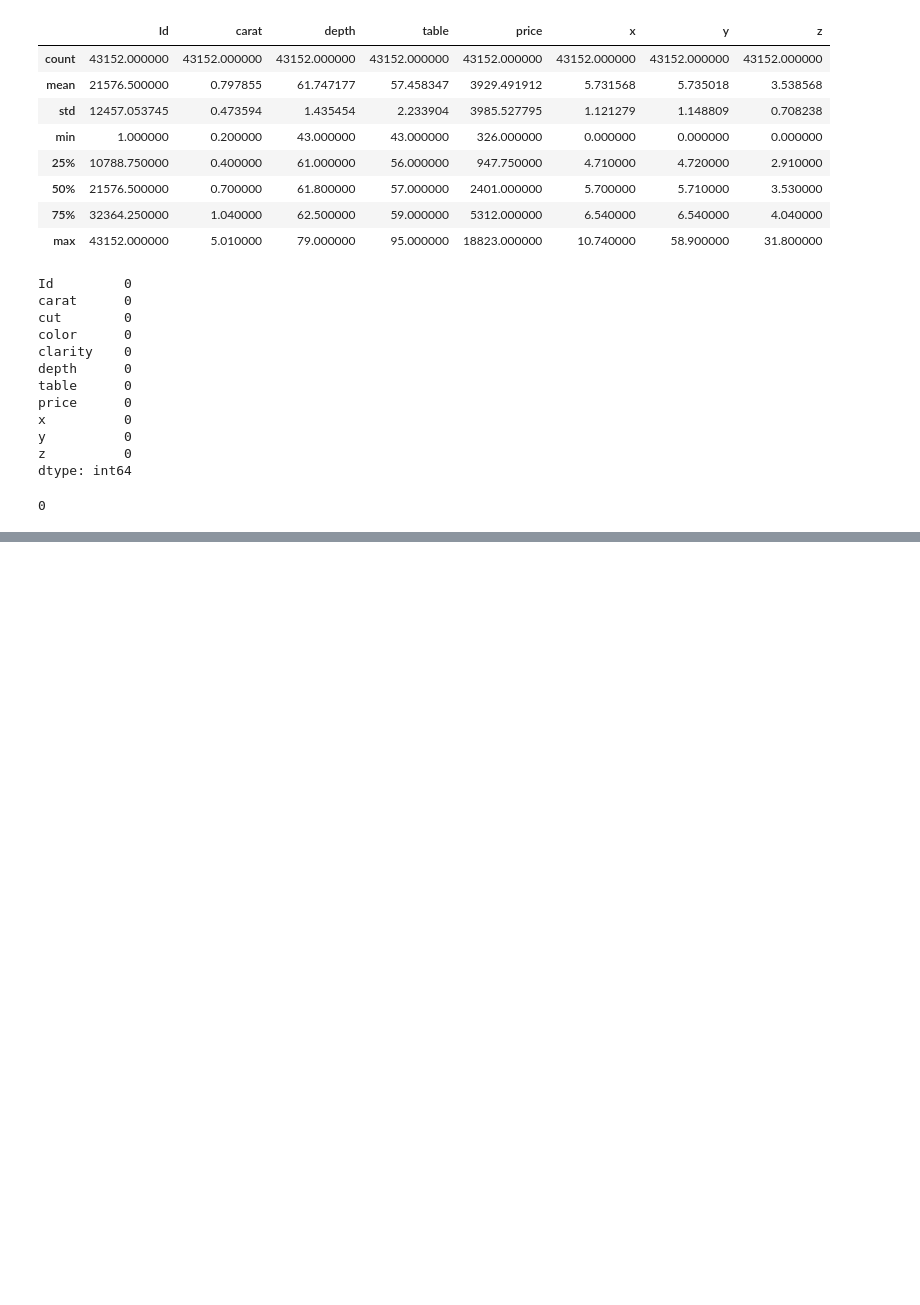
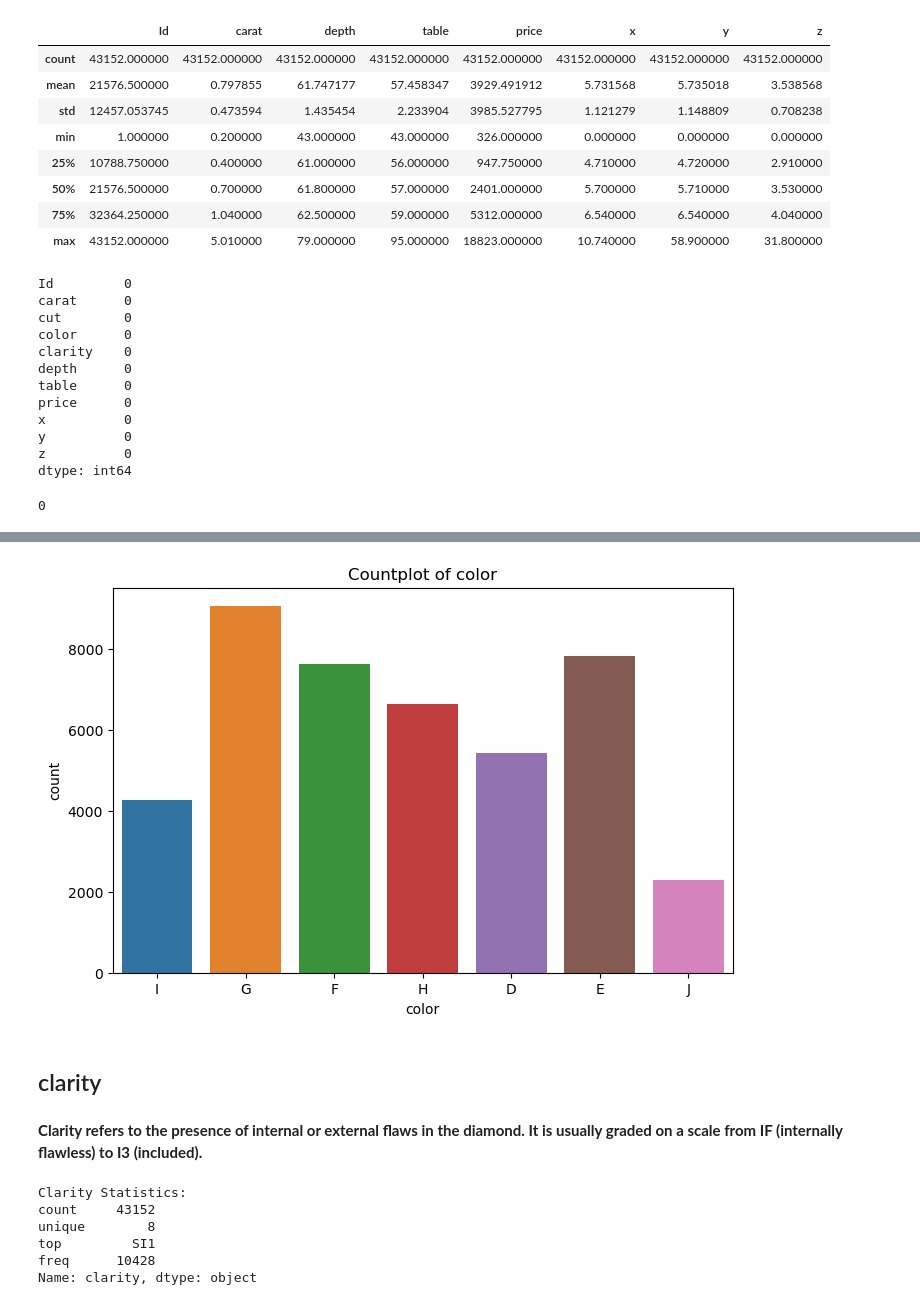
Before and after one commit to hibahdesu/Kaggle-Competitions, a Jupyter notebook: Diamond price prediciton 2024/Diamond price prediciton 2024.ipynb, the cells around one changed output, grey strips where cells are left out. Saved outputs shown, nothing was run; the diff lists cells and outputs as text; code cells hidden in the pictures; blank space fills up the shorter version.

```diff
--- a/Diamond price prediciton 2024/Diamond price prediciton 2024.ipynb
+++ b/Diamond price prediciton 2024/Diamond price prediciton 2024.ipynb
@@ -95,0 +226,24 @@ train_df.duplicated().sum()
+# %%
+
+plt.figure(figsize=(8, 5))
+sns.countplot(data=train_df, x='color')
+plt.title(f"Countplot of {'color'}")
+plt.show()
+# %% [output]
+[figure, added]
+# %% [markdown]
+## clarity
+# %% [markdown]
+**Clarity refers to the presence of internal or external flaws in the diamond. It is usually graded on a scale from IF (internally flawless) to I3 (included).**
+# %%
+# Let's see the describtion
+clarity_stats = train_df['clarity'].describe()
+print("Clarity Statistics:")
+print(clarity_stats)
+# %% [output]
+Clarity Statistics:
+count     43152
+unique        8
+top         SI1
+freq      10428
+Name: clarity, dtype: object
```
Also changed, not shown: parts of 91 cells of this notebook, 1 other file.
